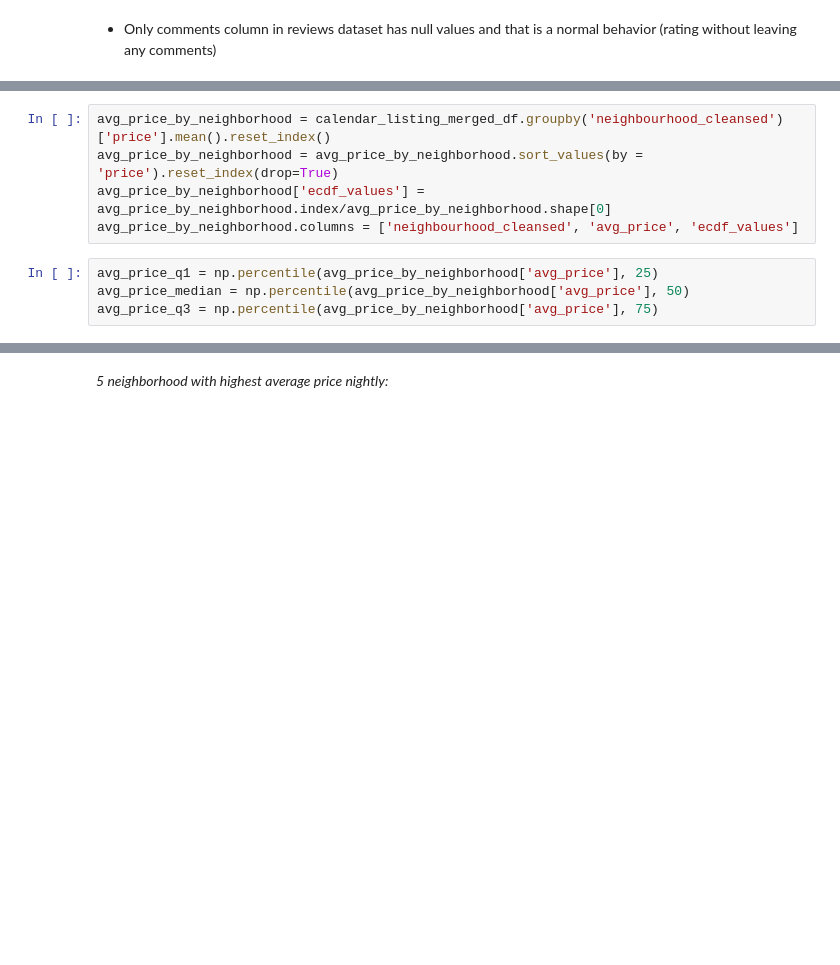
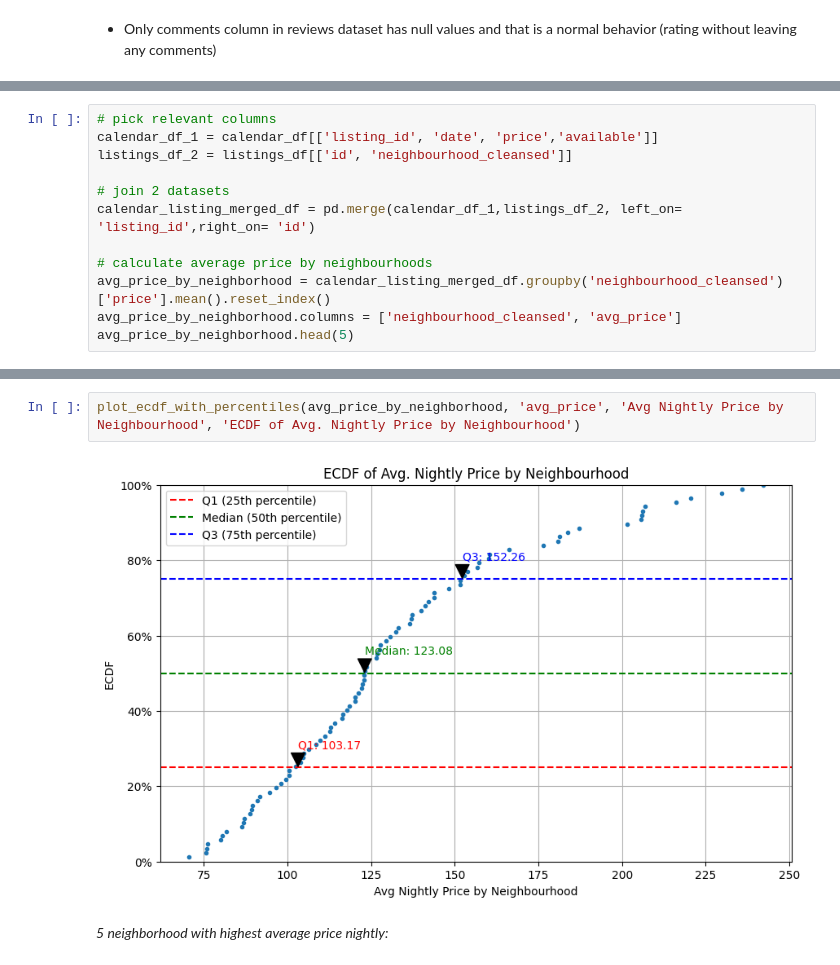
Before and after one commit to tuhuyc3/ds-nano-hh, a Jupyter notebook: main.ipynb, the cells around one changed output, grey strips where cells are left out. Cells and saved outputs as stored; diff of their text form; blank space fills up the shorter version.

```diff
--- a/main.ipynb
+++ b/main.ipynb
@@ -104,0 +134,12 @@ dtype: int64
+# %%
+# pick relevant columns
+calendar_df_1 = calendar_df[['listing_id', 'date', 'price','available']]
+listings_df_2 = listings_df[['id', 'neighbourhood_cleansed']]
+
+# join 2 datasets
+calendar_listing_merged_df = pd.merge(calendar_df_1,listings_df_2, left_on= 'listing_id',right_on= 'id')
+
+# calculate average price by neighbourhoods
+avg_price_by_neighborhood = calendar_listing_merged_df.groupby('neighbourhood_cleansed')['price'].mean().reset_index()
+avg_price_by_neighborhood.columns = ['neighbourhood_cleansed', 'avg_price']
+avg_price_by_neighborhood.head(5)
@@ -114,9 +202,0 @@ calendar_listing_merged_df = pd.merge(calendar_df_1,listings_df_2, left_on= 'lis
-# %%
-avg_price_by_neighborhood = calendar_listing_merged_df.groupby('neighbourhood_cleansed')['price'].mean().reset_index()
-avg_price_by_neighborhood = avg_price_by_neighborhood.sort_values(by = 'price').reset_index(drop=True)
-avg_price_by_neighborhood['ecdf_values'] = avg_price_by_neighborhood.index/avg_price_by_neighborhood.shape[0]
-avg_price_by_neighborhood.columns = ['neighbourhood_cleansed', 'avg_price', 'ecdf_values']
-# %%
-avg_price_q1 = np.percentile(avg_price_by_neighborhood['avg_price'], 25)
-avg_price_median = np.percentile(avg_price_by_neighborhood['avg_price'], 50)
-avg_price_q3 = np.percentile(avg_price_by_neighborhood['avg_price'], 75)
@@ -149,3 +256,7 @@ plt.show()
+# %%
+plot_ecdf_with_percentiles(avg_price_by_neighborhood, 'avg_price', 'Avg Nightly Price by Neighbourhood', 'ECDF of Avg. Nightly Price by Neighbourhood')
+# %% [output]
+[figure, added]
 # %% [markdown]
 *5 neighborhood with highest average price nightly:*
 # %%
```
Also changed, not shown: parts of 44 cells of this notebook, 1 other file.
